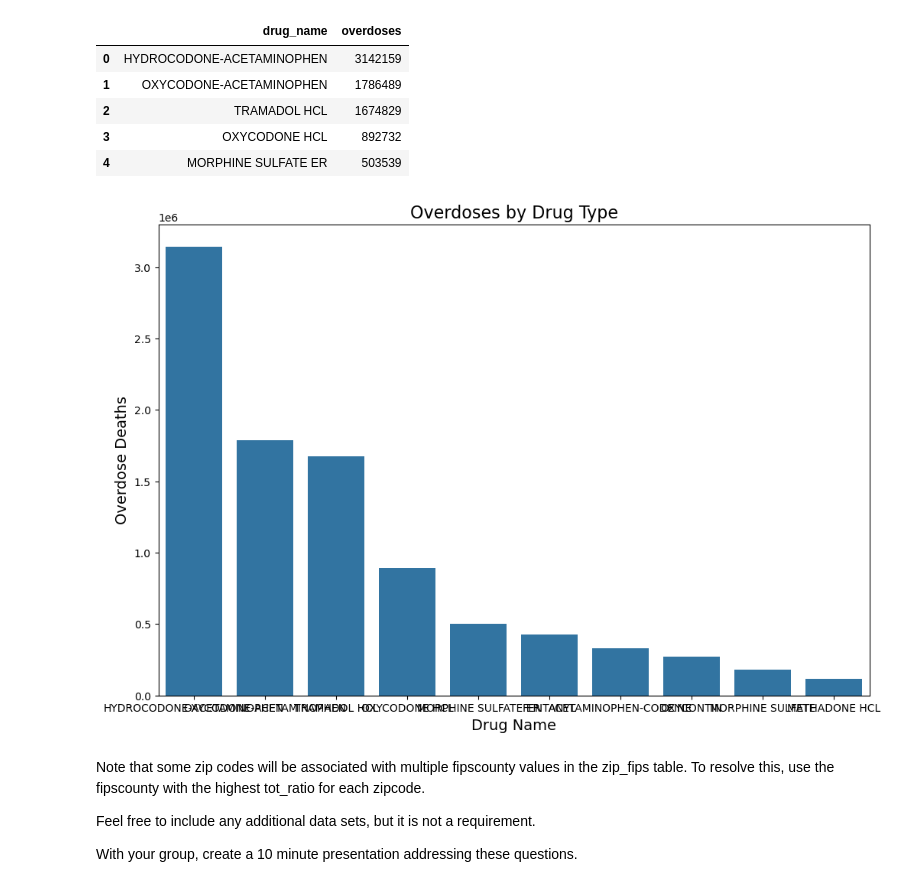
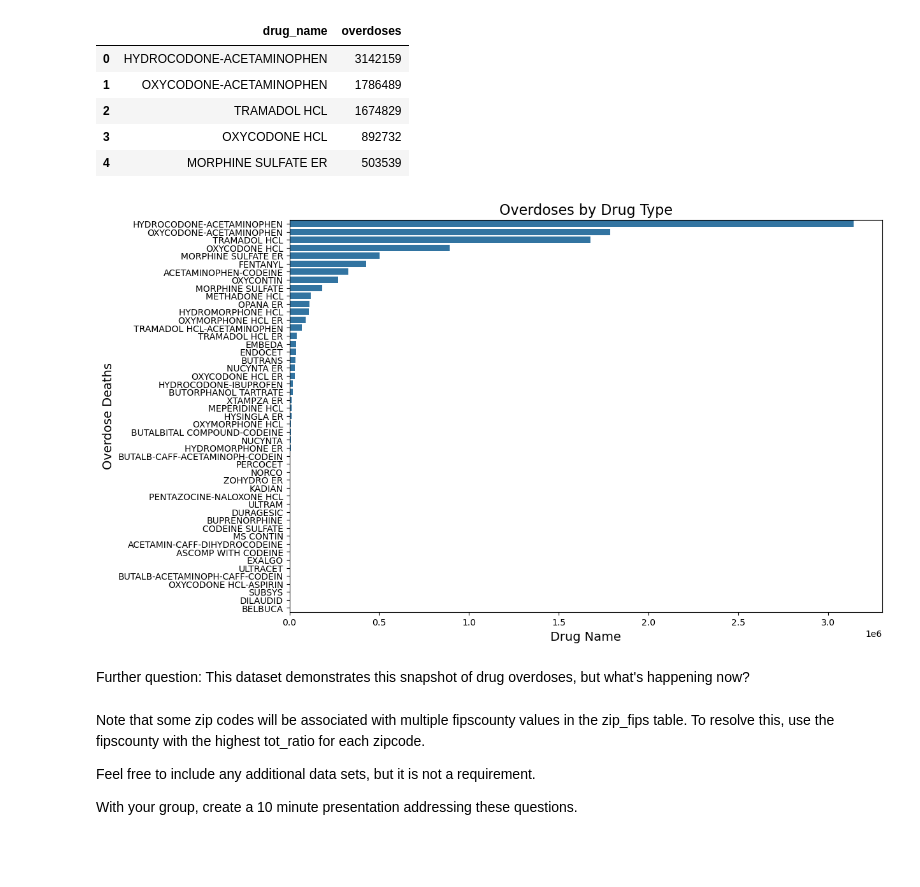
Before and after one commit to NSS-Data-Analytics-Cohort-12/prescribers-python-da12-v2-90-jen, a Jupyter notebook: notebooks/prescribers.ipynb, the cells around one changed output. Cells and saved outputs as stored; diff of their text form; code cells hidden in the pictures; blank space fills up the shorter version.

```diff
--- a/notebooks/prescribers.ipynb
+++ b/notebooks/prescribers.ipynb
@@ -234,24 +263,26 @@ opioid_type_od_deaths_df.head()
 | 4 | MORPHINE SULFATE ER | 503539 |
 # %%
 # select top 5 prescribers to limit the plot
-top_10_opioids_and_overdoses = opioid_type_od_deaths_df.sort_values(by='overdoses', ascending=False).head(10)
+# top_10_opioids_and_overdoses = opioid_type_od_deaths_df.sort_values(by='overdoses', ascending=False).head(10)
 
 # Plotting the data using seaborn's barplot
 plt.figure(figsize=(12, 8))
-sns.barplot(x='drug_name', y='overdoses', data=top_10_opioids_and_overdoses)
+sns.barplot(x='overdoses', y='drug_name', data=opioid_type_od_deaths_df)
 
 # Add title and labels
 plt.title('Overdoses by Drug Type', fontsize=16)
 plt.xlabel('Drug Name', fontsize=14)
 plt.ylabel('Overdose Deaths', fontsize=14)
 
 # Remove the legend (because each bar is a different county and we don't need a legend for it)
 # plt.legend([],[], frameon=False)
 
 # Show the plot
 plt.show()
 # %% [output]
-[figure, old version]
+[figure, new version]
+# %% [markdown]
+Further question: This dataset demonstrates this snapshot of drug overdoses, but what's happening now?
 # %% [markdown]
 Note that some zip codes will be associated with multiple fipscounty values in the zip_fips table. To resolve this, use the fipscounty with the highest tot_ratio for each zipcode.
 
```
Also changed, not shown: parts of 22 cells of this notebook.
